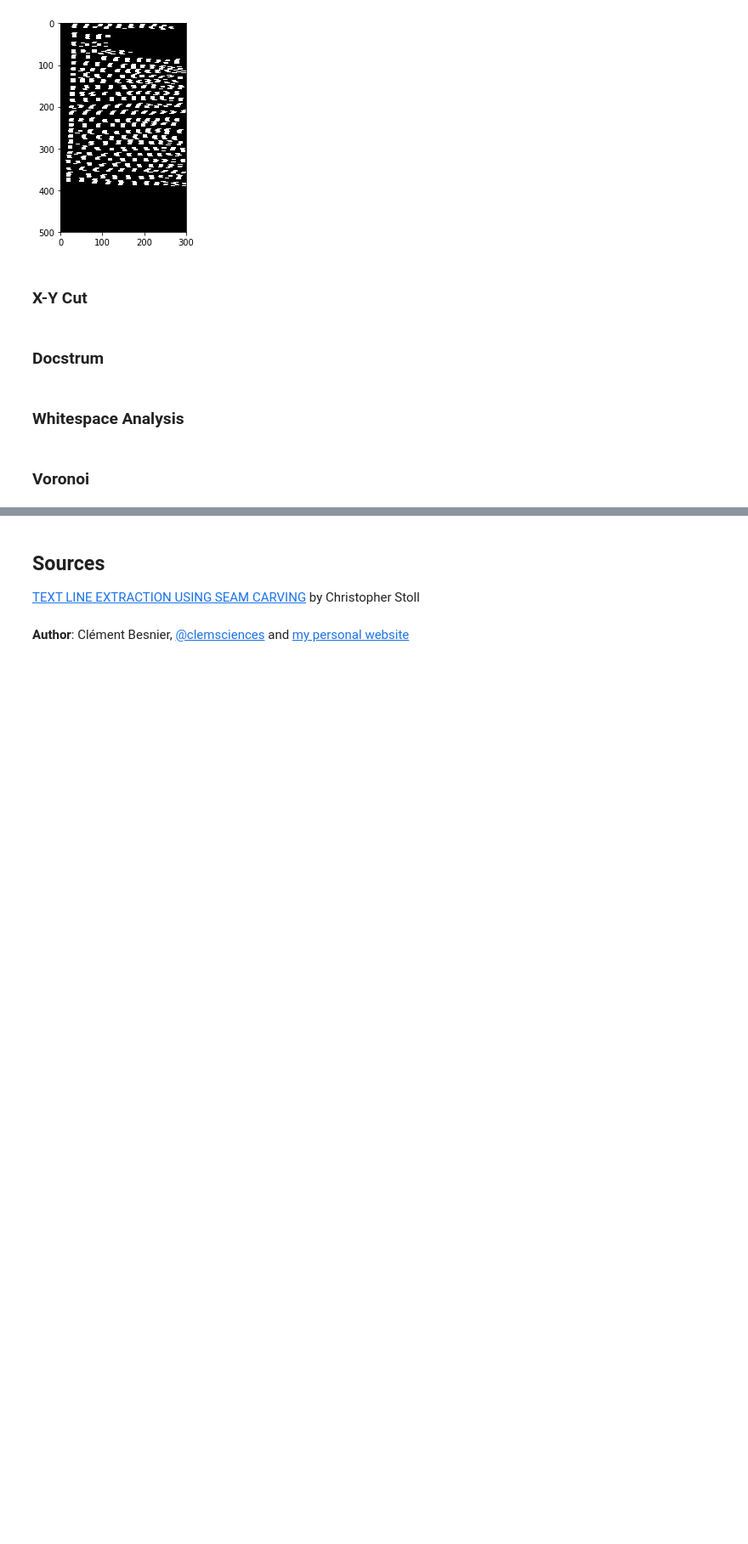
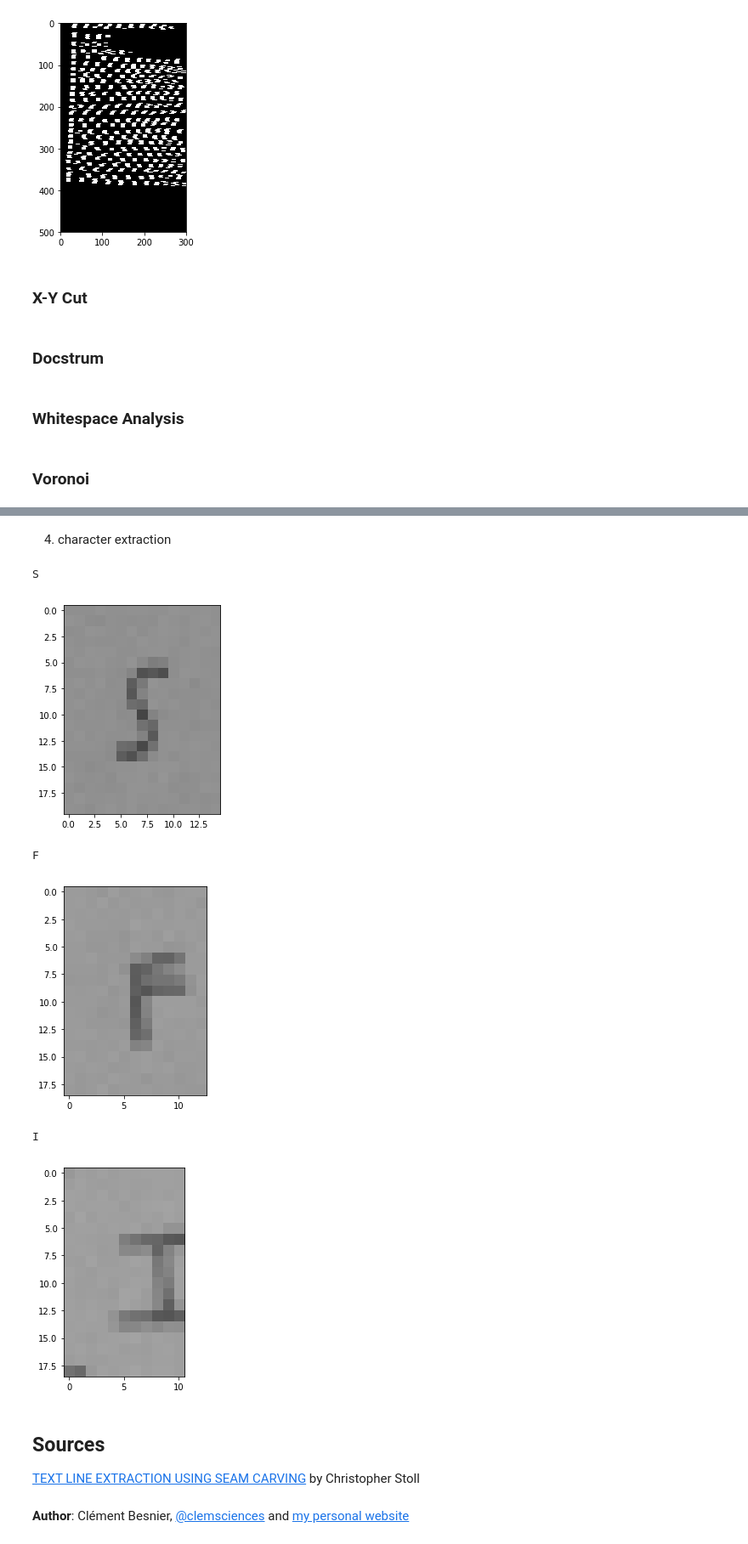
Before and after one commit to clemsciences/ohcr, a Jupyter notebook: tutorial.ipynb, the cells around one changed output, grey strips where cells are left out. Shown at 85% size. Drawn from its saved outputs; the diff is of its cells as text; code cells hidden in the pictures; blank space fills up the shorter version.

```diff
--- a/tutorial.ipynb
+++ b/tutorial.ipynb
@@ -171,3 +219,33 @@ skio.show()
+# %% [markdown]
+4) character extraction
+# %%
+hh = 0
+if not os.path.exists(dst_folder):
+    os.mkdir(dst_folder)
+l_mini_images = []
+for gp in spp.tags:
+    if gp.calculate_min_y() - 5 >= 0 and gp.calculate_max_y()+5 < tt and \
+            gp.calculate_min_x()-5 >= 0 and gp.calculate_max_x()+5 < uu:
+        mini_im = resized_image[gp.calculate_min_y() - 5:gp.calculate_max_y() + 5,
+            gp.calculate_min_x() - 5:gp.calculate_max_x() + 5]
+        l_mini_images.append(mini_im)
+        hh += 1
+print("S")
+skio.imshow(l_mini_images[30])
+skio.show()
+print("F")
+skio.imshow(l_mini_images[50])
+skio.show()
+print("I")
+skio.imshow(l_mini_images[200])
+skio.show()
+# %% [output]
+S
+[figure, added]
+F
+[figure, added]
+I
+[figure, added]
 # %% [markdown]
 ## Sources
 
```
Also changed, not shown: parts of 10 cells of this notebook.
